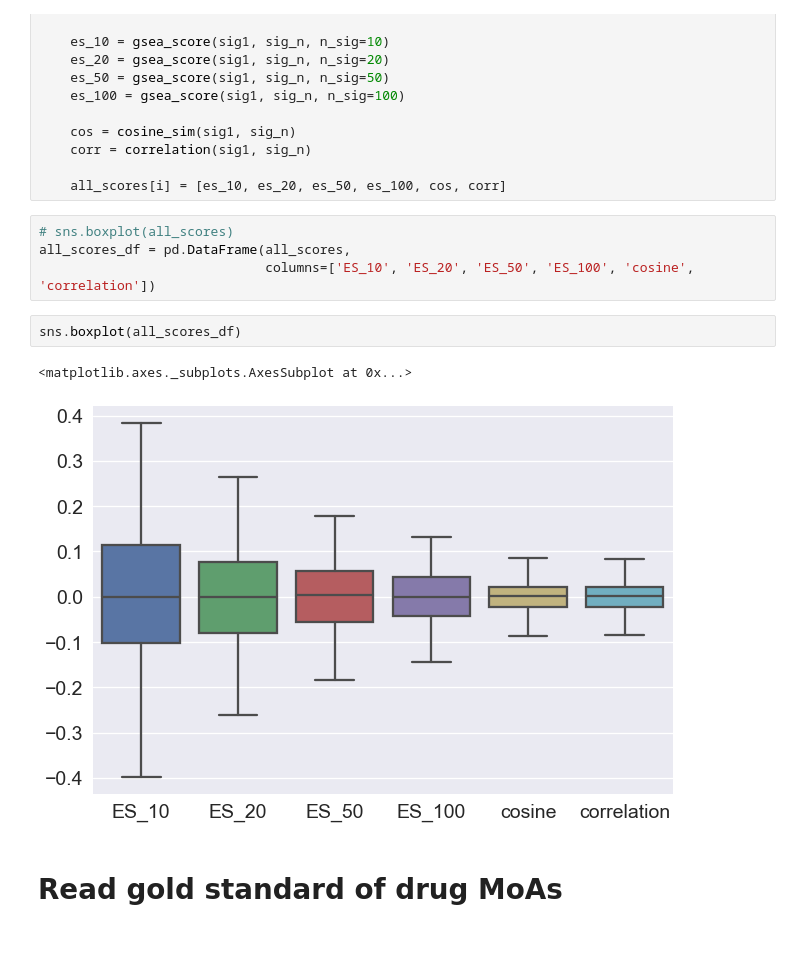
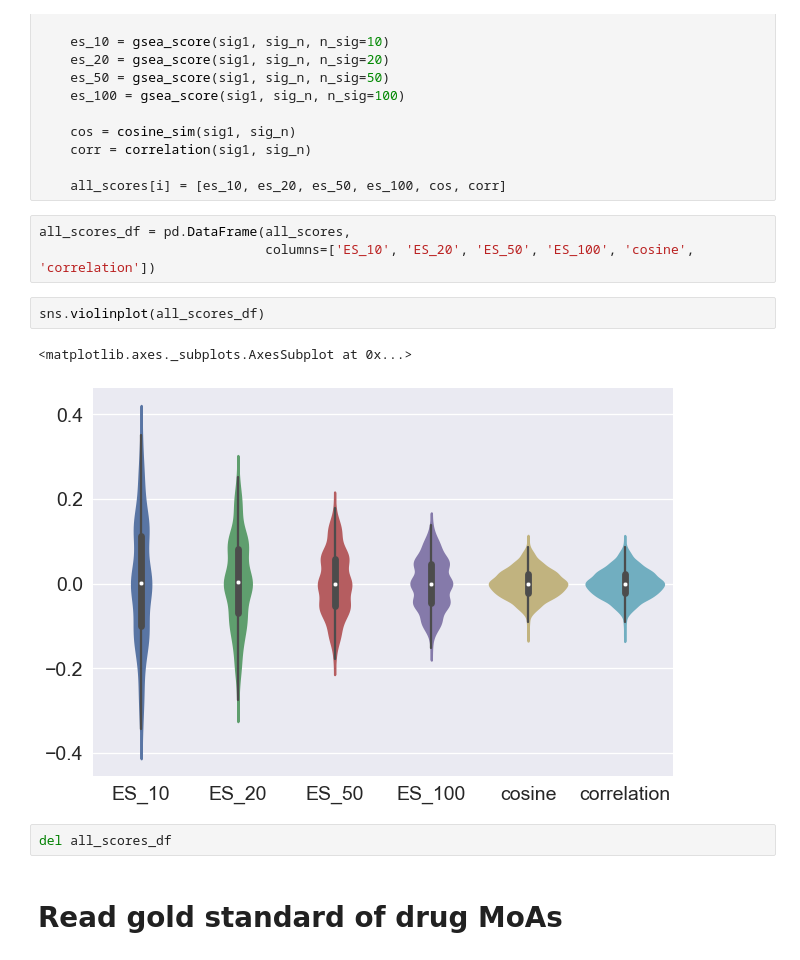
Before and after one commit to MaayanLab/L1000FWD, a Jupyter notebook: notebooks/Benchmark_connectivity.ipynb, the cells around one changed output. Saved outputs shown, nothing was run; the diff lists cells and outputs as text.

```diff
--- a/notebooks/Benchmark_connectivity.ipynb
+++ b/notebooks/Benchmark_connectivity.ipynb
@@ -139,14 +139,15 @@ for i in range(1000):
 
     all_scores[i] = [es_10, es_20, es_50, es_100, cos, corr]
 # %%
-# sns.boxplot(all_scores)
 all_scores_df = pd.DataFrame(all_scores,
                              columns=['ES_10', 'ES_20', 'ES_50', 'ES_100', 'cosine', 'correlation'])
 # %%
-sns.boxplot(all_scores_df)
+sns.violinplot(all_scores_df)
 # %% [output]
 <matplotlib.axes._subplots.AxesSubplot at 0x...>
-[figure, old version]
+[figure, new version]
+# %%
+del all_scores_df
 # %% [markdown]
 # Read gold standard of drug MoAs
 # %%
```
Also changed, not shown: parts of 37 cells of this notebook.
